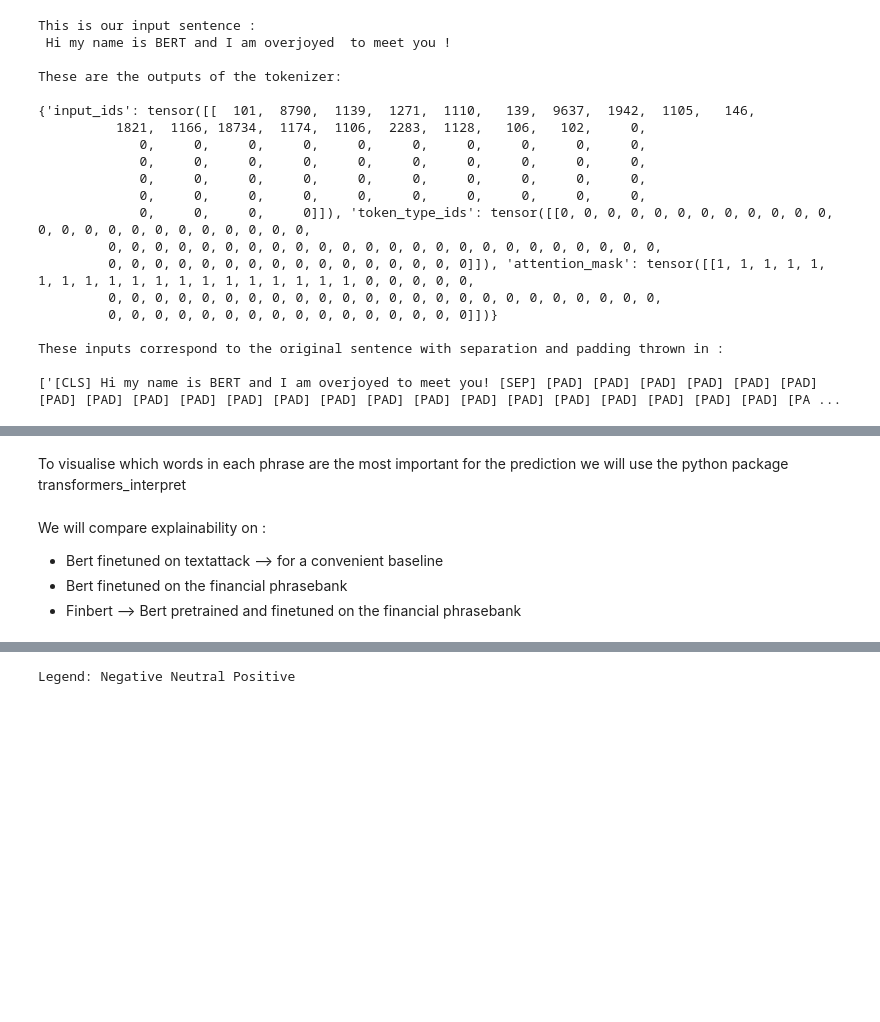
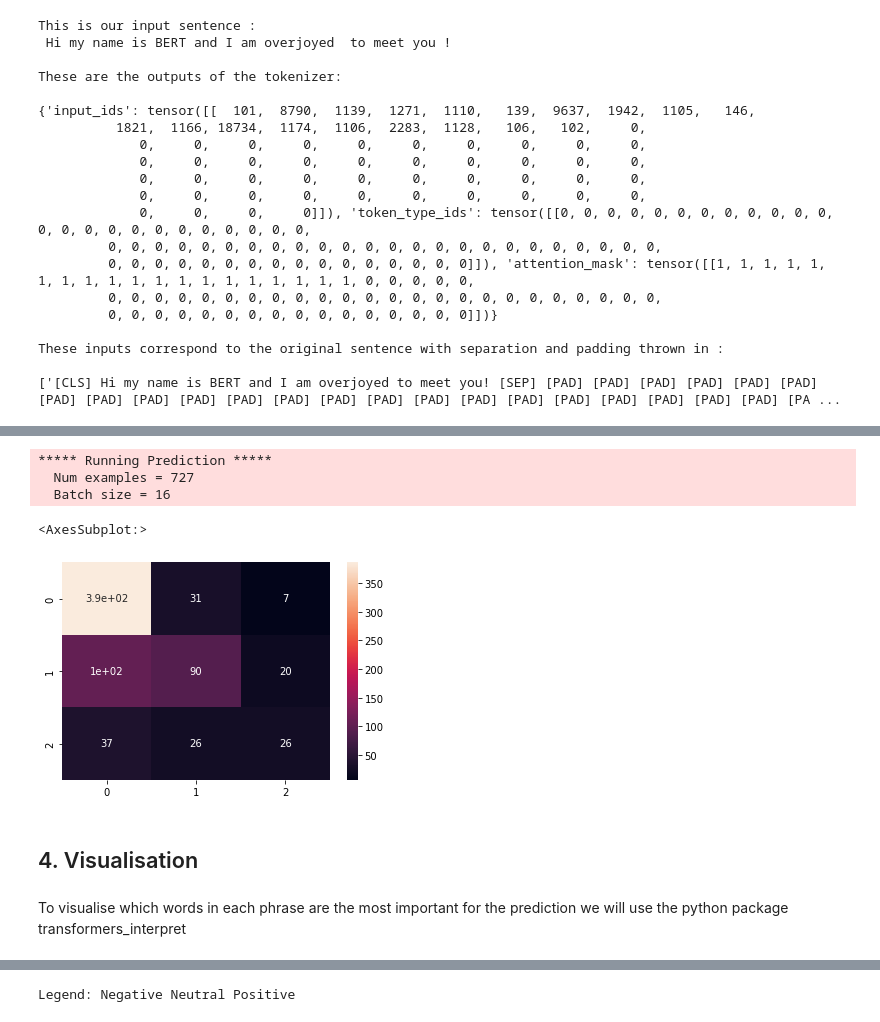
Before and after one commit to DragosGorduza/OxfordManInstituteNLPConference, a Jupyter notebook: workshop_main.ipynb, the cells around one changed output, grey strips where cells are left out. Cells and saved outputs as stored; diff of their text form; code cells hidden in the pictures; blank space fills up the shorter version.

```diff
--- a/workshop_main.ipynb
+++ b/workshop_main.ipynb
@@ -628,8 +581,8 @@ config.num_labels = 2
 
 model = AutoModelForSequenceClassification.from_config(config)
 # %%
-train, test = train_test_split(df, test_size=0.3, random_state=123)
-test, val = train_test_split(test, test_size=0.5, random_state=123)
+train, test = train_test_split(df, test_size=0.25, random_state=96)
+test, val = train_test_split(test, test_size=0.4, random_state=96)
 # %%
 print(train.label.value_counts(normalize=True),'\n',
 test.label.value_counts(normalize=True),'\n',
@@ -919,0 +860,12 @@ MLM_trainer.train()
+# %%
+# Define trainning arguments
+training_args = TrainingArguments('FINBERT_TUTORIAL_MODEL', overwrite_output_dir=True, evaluation_strategy="steps",
+                                  num_train_epochs=50, weight_decay=1e-8,learning_rate=1e-5,
+                                  eval_steps=50,metric_for_best_model='accuracy',
+                                 per_device_train_batch_size=16, per_device_eval_batch_size=16,
+                                 load_best_model_at_end = True, save_total_limit=10, save_steps=50,no_cuda=False,
+                             fp16=True,gradient_accumulation_steps=4)
+trainer = Trainer(
+    model =finbert_model, args=training_args, train_dataset=train_ds, eval_dataset=val_ds,
+    callbacks = [EarlyStoppingCallback(early_stopping_patience=3)], compute_metrics=compute_metrics
+)
@@ -919,0 +876,2 @@ MLM_trainer.train()
+# %%
+trainer.train()
@@ -920,13 +931,22 @@ MLM_trainer.train()
+# %%
+predictions = trainer.predict(test_ds)
+# %% [output]
+***** Running Prediction *****
+  Num examples = 727
+  Batch size = 16
+# %%
+output = np.argmax(predictions.predictions,1)
+sns.heatmap(confusion_matrix(test.label.values,output),annot =confusion_matrix(test.label.values,output))#,labels = ['1','-1','0']
+# %% [output]
+<AxesSubplot:>
+[figure, added]
+# %% [markdown]
+## 4. Visualisation
 # %%
 from transformers import AutoModelForSequenceClassification, AutoTokenizer
 from transformers_interpret import SequenceClassificationExplainer
-# %% [markdown]
-To visualise which words in each phrase are the most important for the prediction we will use the python package transformers_interpret
-# %% [markdown]
-We will compare explainability on :
-* Bert finetuned on textattack --> for a convenient baseline
-* Bert finetuned on the financial phrasebank
-* Finbert --> Bert pretrained and finetuned on the financial phrasebank
+# %% [markdown]
+To visualise which words in each phrase are the most important for the prediction we will use the python package transformers_interpret
 # %%
 fin_model_name = "ProsusAI/finbert"
 model_name = "textattack/bert-base-uncased-SST-2"
```
Also changed, not shown: parts of 62 cells of this notebook, 2 other files.
